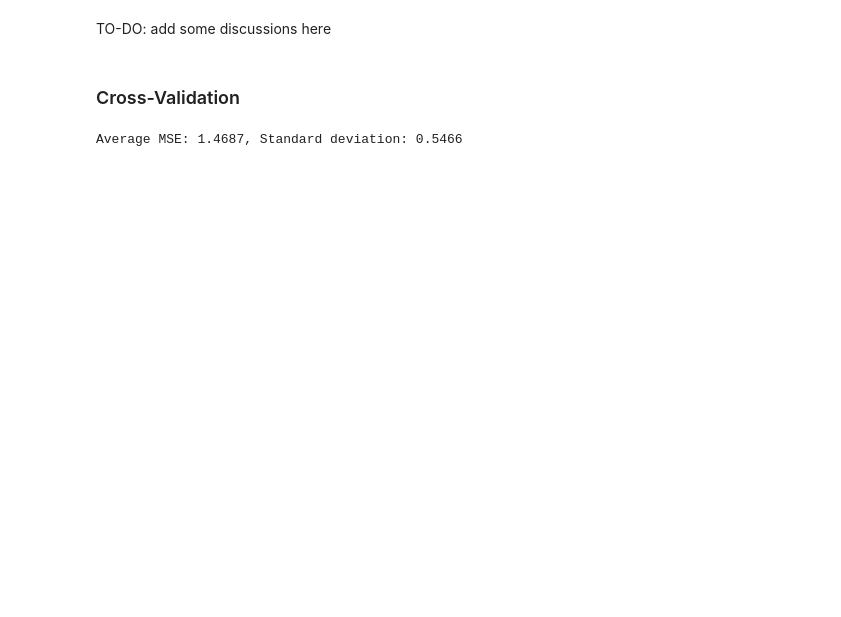
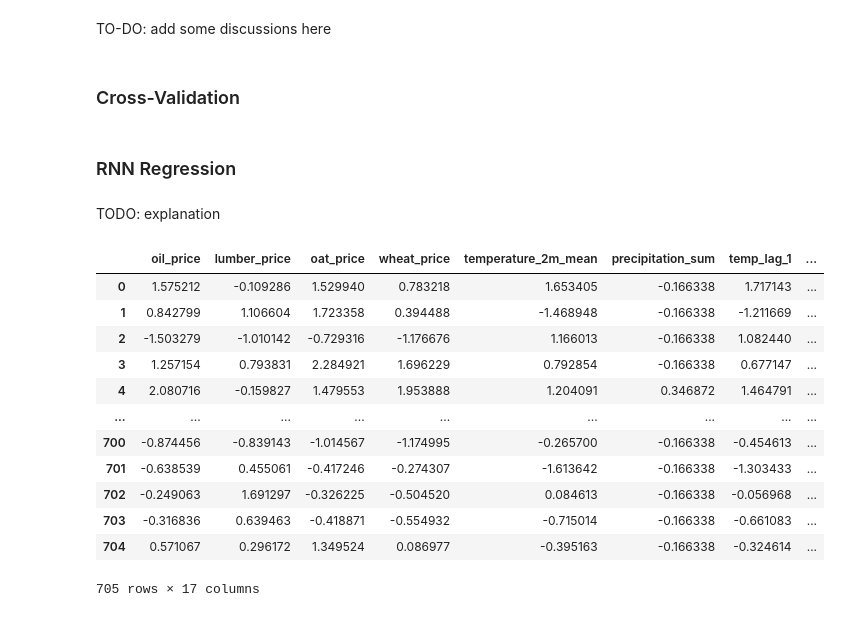
Before and after one commit to PrayusShrestha/crop-price-prediction, a Jupyter notebook: src/final_project.ipynb, the cells around one changed output. Cells and saved outputs as stored; diff of their text form; code cells hidden in the pictures; blank space fills up the shorter version.

```diff
--- a/src/final_project.ipynb
+++ b/src/final_project.ipynb
@@ -153,11 +159,11 @@ X_train, X_test, y_train, y_test = train_test_split(X, y, test_size=0.2, random_
 scaler = StandardScaler()
 scaler.fit(X_train)
 
-X_train = scaler.transform(X_train)
-X_test = scaler.transform(X_test)
+X_train_scaled = scaler.transform(X_train)
+X_test_scaled = scaler.transform(X_test)
 # %%
 mlp = MLPRegressor((100, 100), random_state=123, max_iter=1000000)
-mlp.fit(X_train, y_train)
+mlp.fit(X_train_scaled, y_train)
 # mlp.predict(X_test)
 # mlp.predict(X_test)
 # mse_nn = mean_squared_error(y_test, mlp.predict(X_test))
@@ -274,12 +255,12 @@ plt.show()
 # %% [markdown]
 ### Linear Regression Analysis
 # %%
-X = merged_data_scaled[['temp_lag1', 'temp_lag2', 'precip_lag1', 'precip_lag2']]
-y = merged_data_scaled['avg_price']
-X_train, X_test, y_train, y_test = train_test_split(X, y, test_size=0.2, random_state=42)
+# X = merged_data_scaled[['temp_lag1', 'temp_lag2', 'precip_lag1', 'precip_lag2']]
+# y = merged_data_scaled['avg_price']
+# X_train, X_test, y_train, y_test = train_test_split(X, y, test_size=0.2, random_state=42)
 
-lr_model = LinearRegression()
-lr_model.fit(X_train, y_train)
+# lr_model = LinearRegression()
+# lr_model.fit(X_train, y_train)
 
-print('Coefficients:', lr_model.coef_)
-print('Intercept:', lr_model.intercept_)
+# print('Coefficients:', lr_model.coef_)
+# print('Intercept:', lr_model.intercept_)
@@ -303,12 +278,30 @@ TO-DO: add some discussions here
 # %% [markdown]
 ### Cross-Validation
 # %%
-lr2 = LinearRegression()
-X = merged_data_scaled.drop('avg_price', axis=1)
-y = merged_data_scaled['avg_price']
+# lr2 = LinearRegression()
+# X = merged_data_scaled.drop('avg_price', axis=1)
+# y = merged_data_scaled['avg_price']
 
-mse_scores = -cross_val_score(lr2, X, y, cv=5, scoring='neg_mean_squared_error')
+# mse_scores = -cross_val_score(lr2, X, y, cv=5, scoring='neg_mean_squared_error')
 
-print(f"Average MSE: {mse_scores.mean():.4f}, Standard deviation: {mse_scores.std():.4f}")
+# print(f"Average MSE: {mse_scores.mean():.4f}, Standard deviation: {mse_scores.std():.4f}")
-# %% [output]
-Average MSE: 1.4687, Standard deviation: 0.5466
+# %% [markdown]
+### RNN Regression
+# %% [markdown]
+TODO: explanation
+# %%
+pd.DataFrame(X_train_scaled, columns=X_train.columns)
+# %% [output]
+|  | oil_price | lumber_price | oat_price | wheat_price | temperature_2m_mean | precipitation_sum | temp_lag_1 | ... |
+| 0 | 1.575212 | -0.109286 | 1.529940 | 0.783218 | 1.653405 | -0.166338 | 1.717143 | ... |
+| 1 | 0.842799 | 1.106604 | 1.723358 | 0.394488 | -1.468948 | -0.166338 | -1.211669 | ... |
+| 2 | -1.503279 | -1.010142 | -0.729316 | -1.176676 | 1.166013 | -0.166338 | 1.082440 | ... |
+| 3 | 1.257154 | 0.793831 | 2.284921 | 1.696229 | 0.792854 | -0.166338 | 0.677147 | ... |
+| 4 | 2.080716 | -0.159827 | 1.479553 | 1.953888 | 1.204091 | 0.346872 | 1.464791 | ... |
+| ... | ... | ... | ... | ... | ... | ... | ... | ... |
+| 700 | -0.874456 | -0.839143 | -1.014567 | -1.174995 | -0.265700 | -0.166338 | -0.454613 | ... |
+| 701 | -0.638539 | 0.455061 | -0.417246 | -0.274307 | -1.613642 | -0.166338 | -1.303433 | ... |
+| 702 | -0.249063 | 1.691297 | -0.326225 | -0.504520 | 0.084613 | -0.166338 | -0.056968 | ... |
+| 703 | -0.316836 | 0.639463 | -0.418871 | -0.554932 | -0.715014 | -0.166338 | -0.661083 | ... |
+| 704 | 0.571067 | 0.296172 | 1.349524 | 0.086977 | -0.395163 | -0.166338 | -0.324614 | ... |
+705 rows × 17 columns
```
Also changed, not shown: parts of 22 cells of this notebook, 3 other files.
